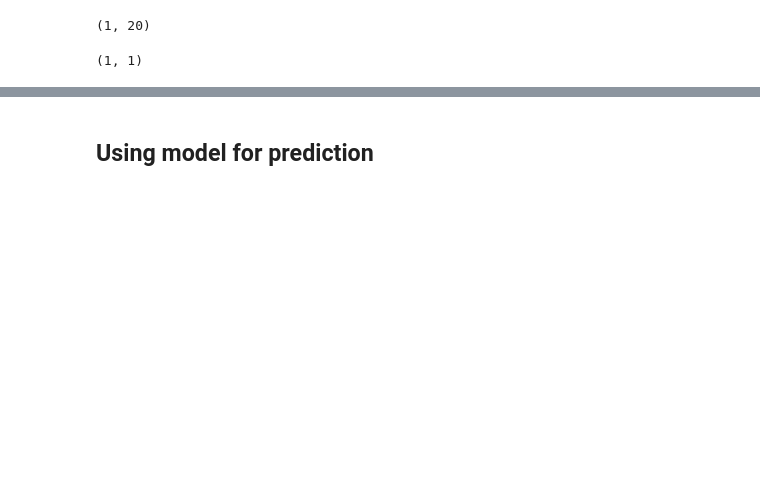
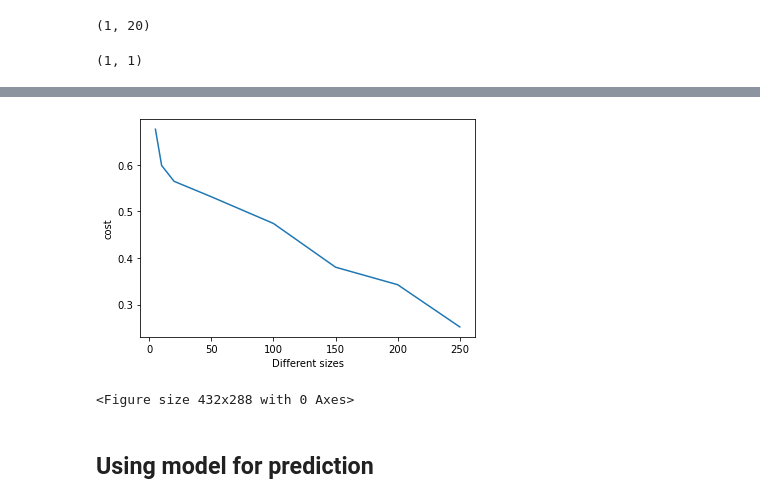
Before and after one commit to 3mad10/CI, a Jupyter notebook: Model_sigmoid_activation.ipynb, the cells around one changed output, grey strips where cells are left out. Saved outputs shown, nothing was run; the diff lists cells and outputs as text; code cells hidden in the pictures; blank space fills up the shorter version.

```diff
--- a/Model_sigmoid_activation.ipynb
+++ b/Model_sigmoid_activation.ipynb
@@ -283,0 +239,5 @@ diff_hidden_layers_costs
+# %%
+costs = []
+for network in diff_hidden_layers_costs:
+    costs.append(diff_hidden_layers_costs[network][-1])
+costs
@@ -284,3 +253,12 @@ diff_hidden_layers_costs
+# %%
+plt.ylabel("cost")
+plt.xlabel("Different sizes")
+plt.plot([5,10,20,50,100,150,200,250],costs)
+plt.show()
+plt.savefig('cost.jpg')
+# %% [output]
+[figure, added]
+<Figure size 432x288 with 0 Axes>
 # %% [markdown]
 ## Using model for prediction
 # %%
```
Also changed, not shown: parts of 43 cells of this notebook, 49 other files.
